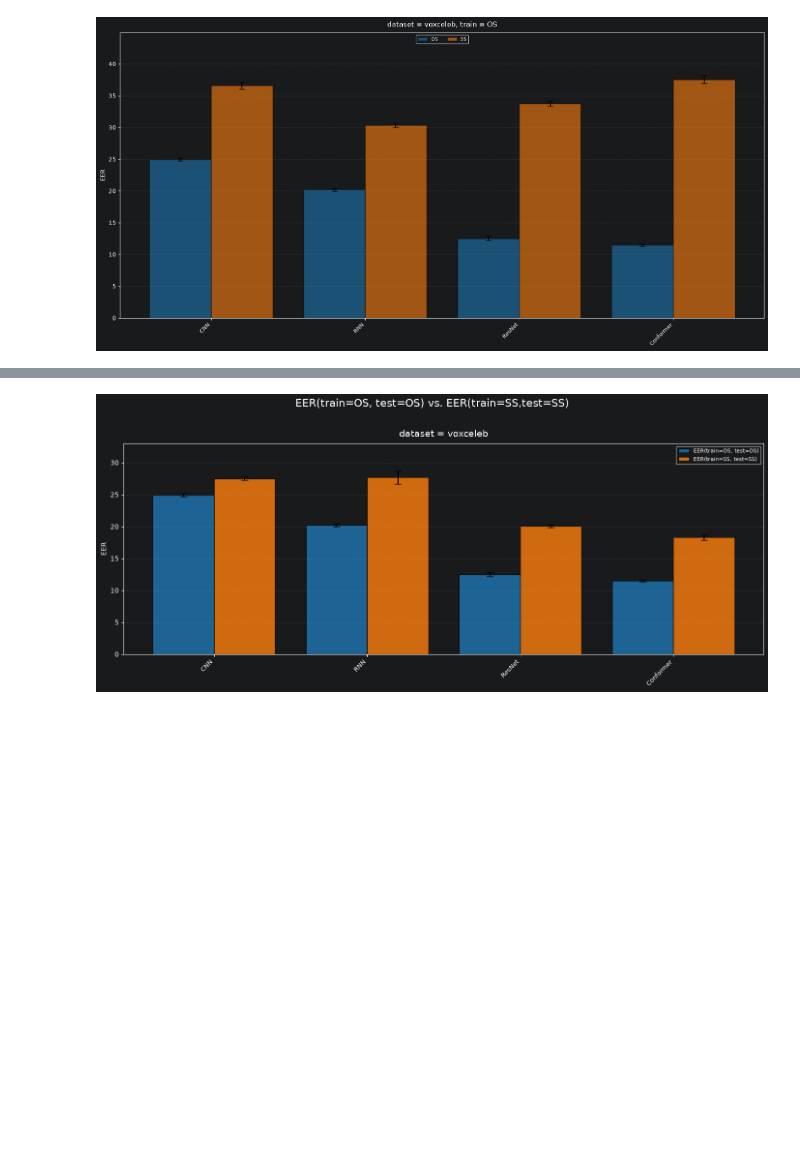
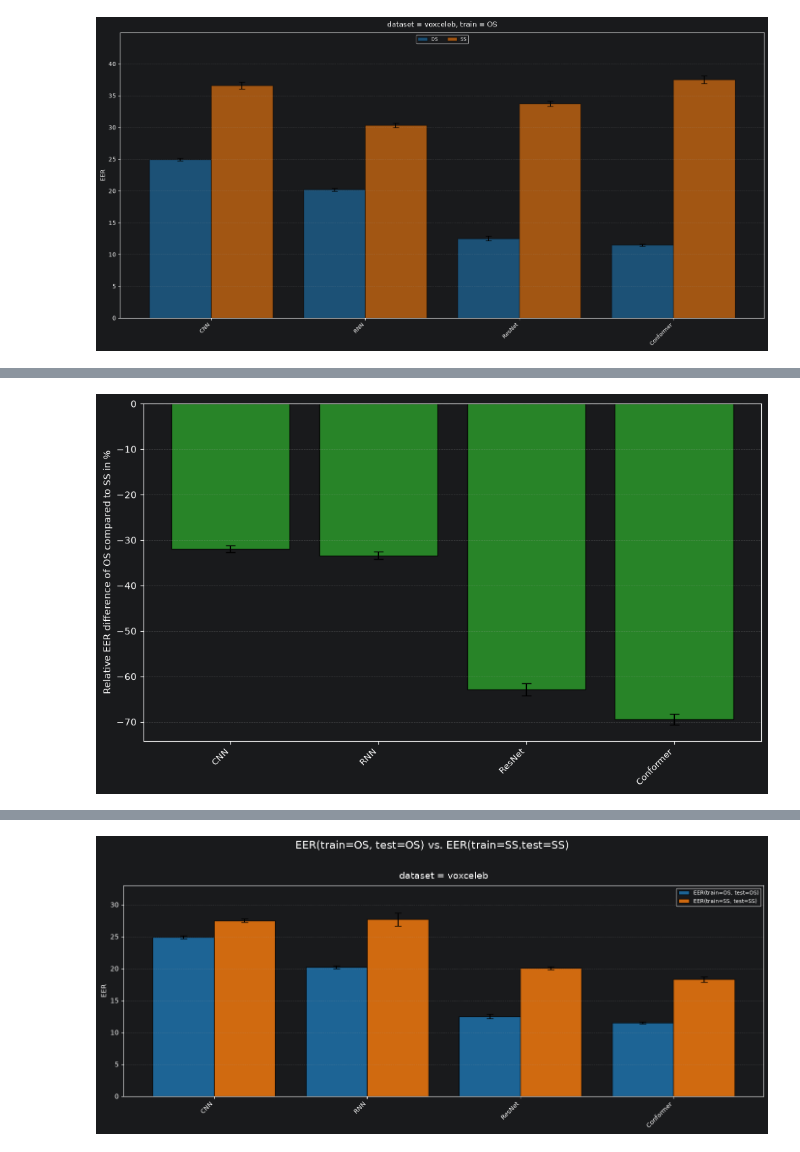
Before and after one commit to sage-diarization/Speaker-Recognition-Supra-Segmental-Temporal-Features, a Jupyter notebook: doc/speaker-verification.ipynb, the cells around one changed output, grey strips where cells are left out. Cells and saved outputs as stored; diff of their text form; code cells hidden in the pictures; blank space fills up the shorter version.

```diff
--- a/doc/speaker-verification.ipynb
+++ b/doc/speaker-verification.ipynb
@@ -308,0 +294,74 @@ plt.tight_layout()
+# %%
+#| label: figure-relative-difference-voxceleb-os-vs-ss
+#| caption: Relative difference of OS compared to SS results for each architecture trained on OS data. The Conformer shows the biggest relative difference ($-69.44 \pm 1.20 \%$).
+
+# Plot relative difference for voxceleb dataset: EER(test=OS) vs EER(test=SS) with train=OS
+# Filter for voxceleb dataset, OS training strategy
+df_voxceleb_os = df_repro[(df_repro['dataset'] == 'voxceleb') & (df_repro['train_strategy'] == 'OS')].copy()
+
+# Define fixed architecture order
+architectures = ['CNN', 'RNN', 'ResNet', 'Conformer']
+
+# Get architectures present in voxceleb OS data
+voxceleb_architectures = [arch for arch in architectures if arch in df_voxceleb_os['architecture'].unique()]
+
+# Calculate relative differences and errors
+rel_differences = []
+rel_errors = []
+arch_labels = []
+
+for arch in voxceleb_architectures:
+    # Get EER for test=OS and test=SS
+    arch_data = df_voxceleb_os[df_voxceleb_os['architecture'] == arch]
+    eer_os_row = arch_data[arch_data['test_strategy'] == 'OS']
+    eer_ss_row = arch_data[arch_data['test_strategy'] == 'SS']
+
+    if len(eer_os_row) > 0 and len(eer_ss_row) > 0:
+        eer_os = eer_os_row['eer_mean'].values[0]
+        eer_ss = eer_ss_row['eer_mean'].values[0]
+        std_os = eer_os_row['eer_std'].values[0]
+        std_ss = eer_ss_row['eer_std'].values[0]
+
+        # Relative difference: (EER_OS - EER_SS) / EER_SS * 100%
+        # This shows how much better OS testing is compared to SS testing
+        rel_diff = ((eer_os - eer_ss) / eer_ss) * 100
+
+        # Error propagation for relative difference
+        # For f = (x - y) / y where x = eer_os, y = eer_ss
+        if eer_ss != 0:
+            term1 = (std_os / eer_ss) ** 2
+            term2 = ((eer_os - eer_ss) / (eer_ss ** 2) * std_ss) ** 2
+            rel_error = (term1 + term2) ** 0.5 * 100  # Convert to percent
+        else:
+            rel_error = 0
+
+        rel_differences.append(rel_diff)
+        rel_errors.append(rel_error)
+        arch_labels.append(arch)
+    else:
+        rel_differences.append(0)
+        rel_errors.append(0)
+        arch_labels.append(arch)
+
+# Create the plot
+fig, ax = plt.subplots(1, 1, figsize=(10, 6))
+
+# Set up x positions
+n_arch = len(arch_labels)
+x = np.arange(n_arch)
+
+# Plot bars with error bars
+ax.bar(x, rel_differences, yerr=rel_errors, capsize=5,
+       color='#2ca02c', alpha=0.8, edgecolor='black')
+
+# Customize the plot
+ax.set_ylabel('Relative EER difference of OS compared to SS in %', fontsize=10)
+ax.set_xticks(x)
+ax.set_xticklabels(arch_labels, rotation=45, ha='right', fontsize=9)
+ax.grid(axis='y', alpha=0.3, linestyle='--')
+ax.axhline(0, color='gray', linestyle='--', alpha=0.5)  # Zero reference line
+
+# Adjust layout
+plt.tight_layout()
+# %% [output]
+[figure, added]
```
Also changed, not shown: parts of 9 cells of this notebook.
